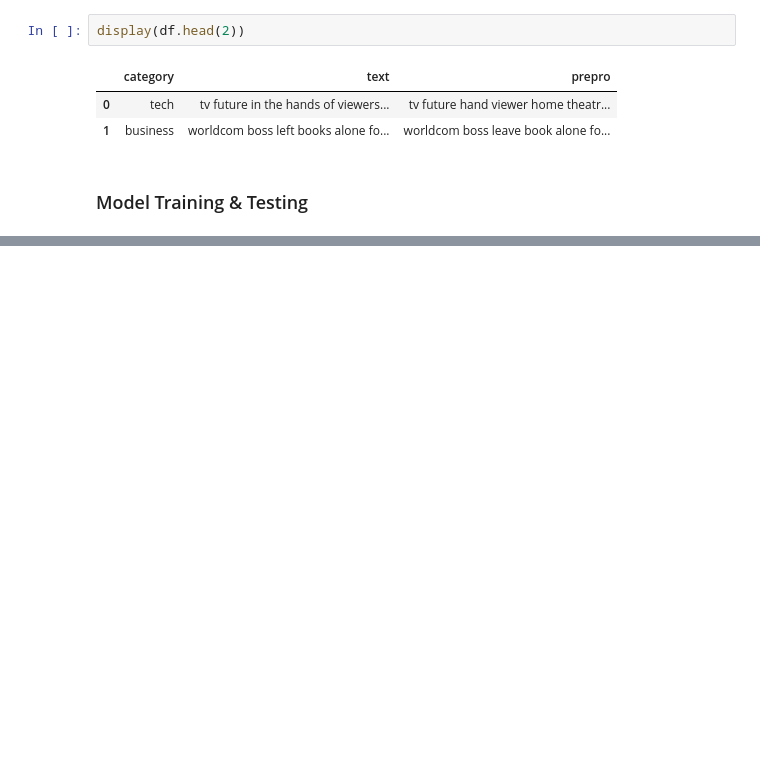
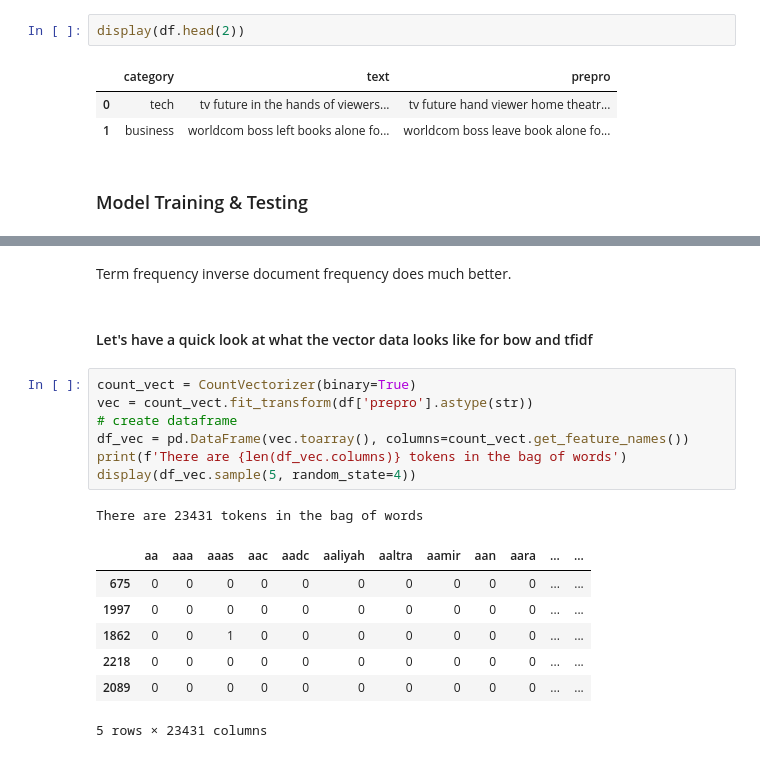
Before and after one commit to datalass1/30-days-of-NLP, a Jupyter notebook: notebooks/20211006-bbc_text_machine_learning_grid_search_cv.ipynb, the cells around one changed output, grey strips where cells are left out. Saved outputs shown, nothing was run; the diff lists cells and outputs as text; blank space fills up the shorter version.

```diff
--- a/notebooks/20211006-bbc_text_machine_learning_grid_search_cv.ipynb
+++ b/notebooks/20211006-bbc_text_machine_learning_grid_search_cv.ipynb
@@ -184,0 +178,20 @@ Testing Data: 557
+# %% [markdown]
+Term frequency inverse document frequency does much better.
+# %% [markdown]
+#### Let's have a quick look at what the vector data looks like for bow and tfidf
+# %%
+count_vect = CountVectorizer(binary=True)
+vec = count_vect.fit_transform(df['prepro'].astype(str))
+# create dataframe
+df_vec = pd.DataFrame(vec.toarray(), columns=count_vect.get_feature_names())
+print(f'There are {len(df_vec.columns)} tokens in the bag of words')
+display(df_vec.sample(5, random_state=4))
+# %% [output]
+There are 23431 tokens in the bag of words
+|  | aa | aaa | aaas | aac | aadc | aaliyah | aaltra | aamir | aan | aara | ... | ... |
+| 675 | 0 | 0 | 0 | 0 | 0 | 0 | 0 | 0 | 0 | 0 | ... | ... |
+| 1997 | 0 | 0 | 0 | 0 | 0 | 0 | 0 | 0 | 0 | 0 | ... | ... |
+| 1862 | 0 | 0 | 1 | 0 | 0 | 0 | 0 | 0 | 0 | 0 | ... | ... |
+| 2218 | 0 | 0 | 0 | 0 | 0 | 0 | 0 | 0 | 0 | 0 | ... | ... |
+| 2089 | 0 | 0 | 0 | 0 | 0 | 0 | 0 | 0 | 0 | 0 | ... | ... |
+5 rows × 23431 columns
```
Also changed, not shown: parts of 39 cells of this notebook.
